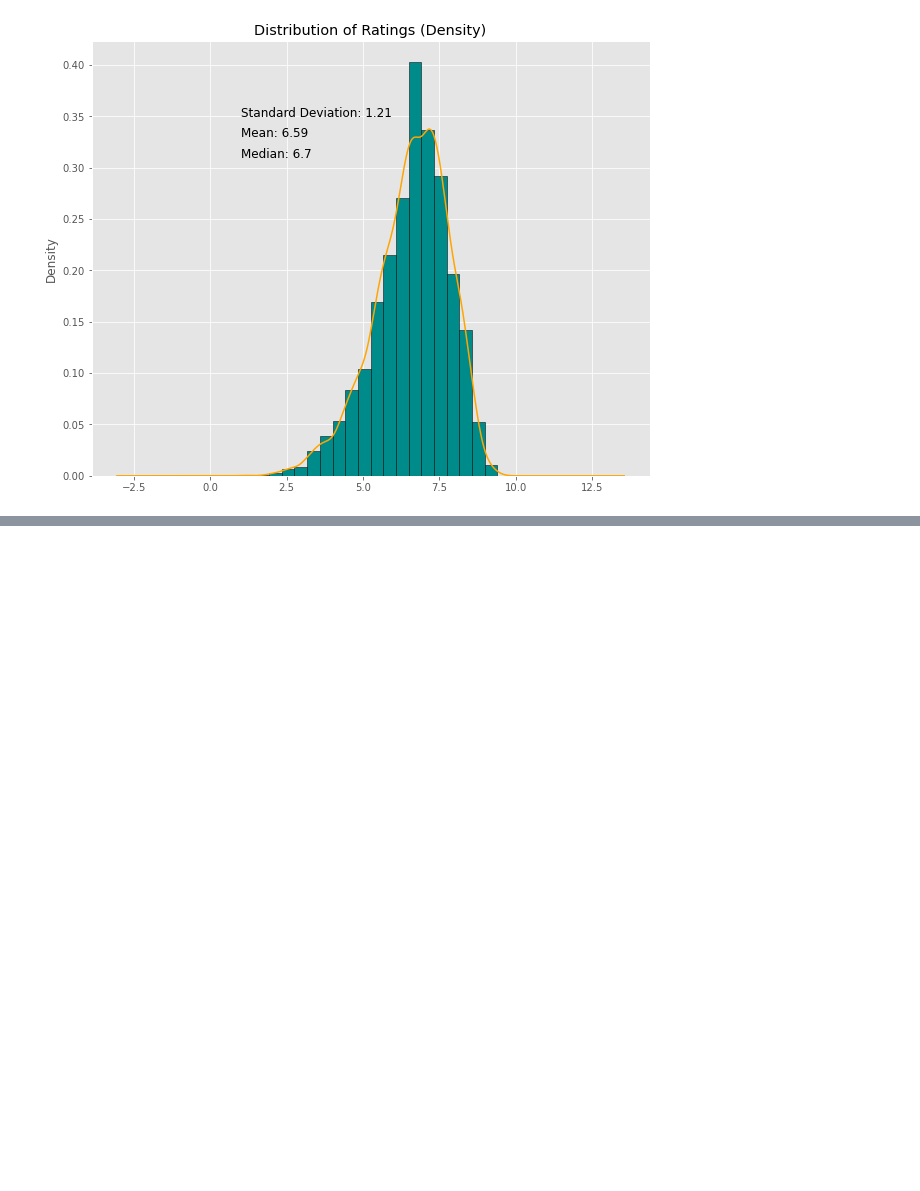
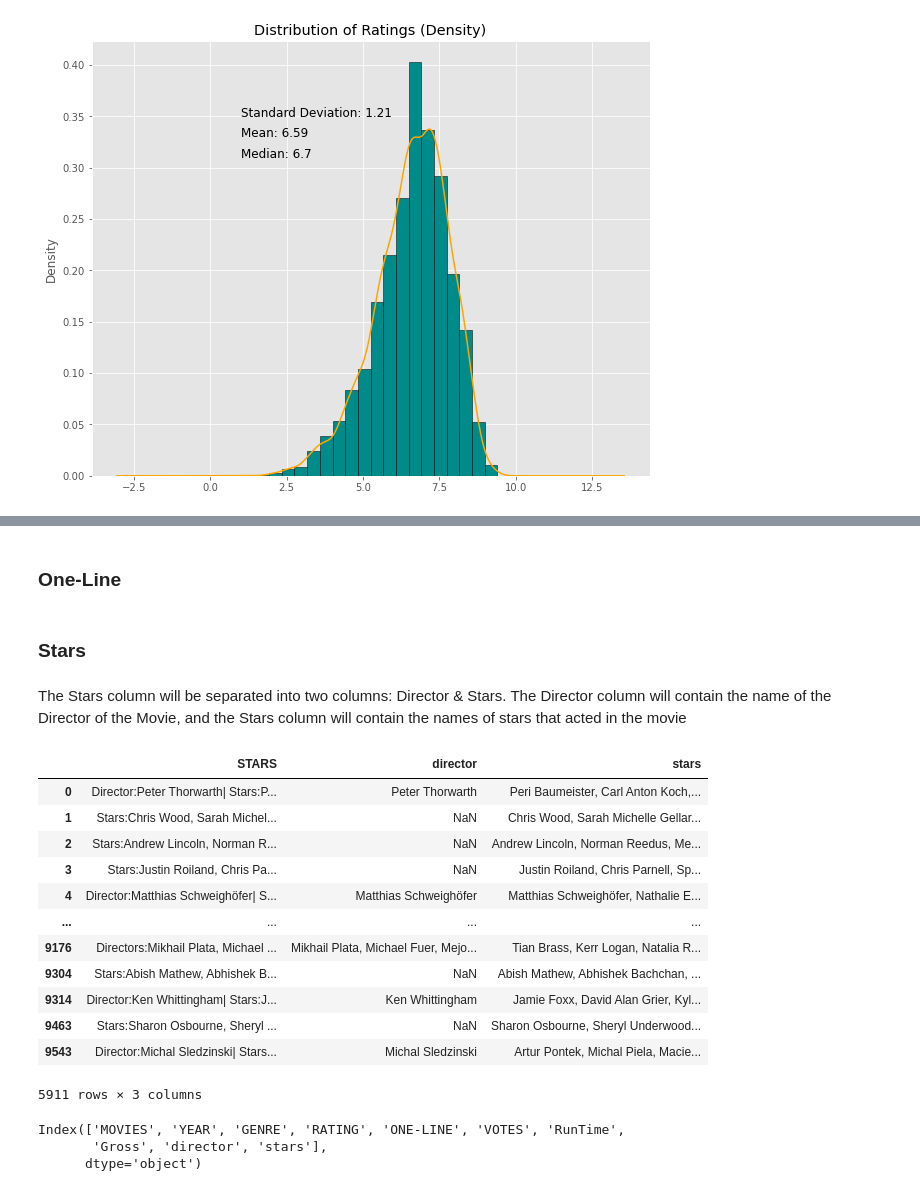
Before and after one commit to ssim3/MoviesEDA, a Jupyter notebook: Untitled.ipynb, the cells around one changed output, grey strips where cells are left out. Cells and saved outputs as stored; diff of their text form; code cells hidden in the pictures; blank space fills up the shorter version.

```diff
--- a/Untitled.ipynb
+++ b/Untitled.ipynb
@@ -238,0 +256,2 @@ Because the distribution of the movie ratings is not skewed,
+# %% [markdown]
+### One-Line
@@ -238,0 +260,50 @@ Because the distribution of the movie ratings is not skewed,
+# %% [markdown]
+### Stars
+# %% [markdown]
+The Stars column will be separated into two columns: Director & Stars. The Director column will contain the name of the Director of the Movie, and the Stars column will contain the names of stars that acted in the movie
+# %%
+movies.STARS = movies.STARS.str.replace("\n", "").str.rstrip(" ") ### Cleaning "\n" and empty spaces
+
+directors = []
+stars = []
+
+for x in movies.STARS:
+    dir_star = x.split("|")
+    if len(dir_star) == 2: ### If the director is present
+        directors.append(dir_star[0].split(":")[1])
+        stars.append(dir_star[1].split(":")[1])
+    elif len(dir_star) == 1 and dir_star[0] != "": ### If no director and not empty string
+        directors.append(np.nan)
+        stars.append(dir_star[0].split(":")[1])
+    else: # if empty string
+        directors.append(np.nan)
+        stars.append(np.nan)
+
+### Creating new columns
+movies["director"] = directors
+movies["stars"] = stars
+
+### Result
+movies[["STARS", "director", "stars"]]
+# %% [output]
+|  | STARS | director | stars |
+| 0 | Director:Peter Thorwarth| Stars:P... | Peter Thorwarth | Peri Baumeister, Carl Anton Koch,... |
+| 1 | Stars:Chris Wood, Sarah Michel... | NaN | Chris Wood, Sarah Michelle Gellar... |
+| 2 | Stars:Andrew Lincoln, Norman R... | NaN | Andrew Lincoln, Norman Reedus, Me... |
+| 3 | Stars:Justin Roiland, Chris Pa... | NaN | Justin Roiland, Chris Parnell, Sp... |
+| 4 | Director:Matthias Schweighöfer| S... | Matthias Schweighöfer | Matthias Schweighöfer, Nathalie E... |
+| ... | ... | ... | ... |
+| 9176 | Directors:Mikhail Plata, Michael ... | Mikhail Plata, Michael Fuer, Mejo... | Tian Brass, Kerr Logan, Natalia R... |
+| 9304 | Stars:Abish Mathew, Abhishek B... | NaN | Abish Mathew, Abhishek Bachchan, ... |
+| 9314 | Director:Ken Whittingham| Stars:J... | Ken Whittingham | Jamie Foxx, David Alan Grier, Kyl... |
+| 9463 | Stars:Sharon Osbourne, Sheryl ... | NaN | Sharon Osbourne, Sheryl Underwood... |
+| 9543 | Director:Michal Sledzinski| Stars... | Michal Sledzinski | Artur Pontek, Michal Piela, Macie... |
+5911 rows × 3 columns
+# %%
+movies.drop("STARS", axis=1, inplace=True)
+
+movies.columns
+# %% [output]
+Index(['MOVIES', 'YEAR', 'GENRE', 'RATING', 'ONE-LINE', 'VOTES', 'RunTime',
+       'Gross', 'director', 'stars'],
+      dtype='object')
```
Also changed, not shown: parts of 10 cells of this notebook.
